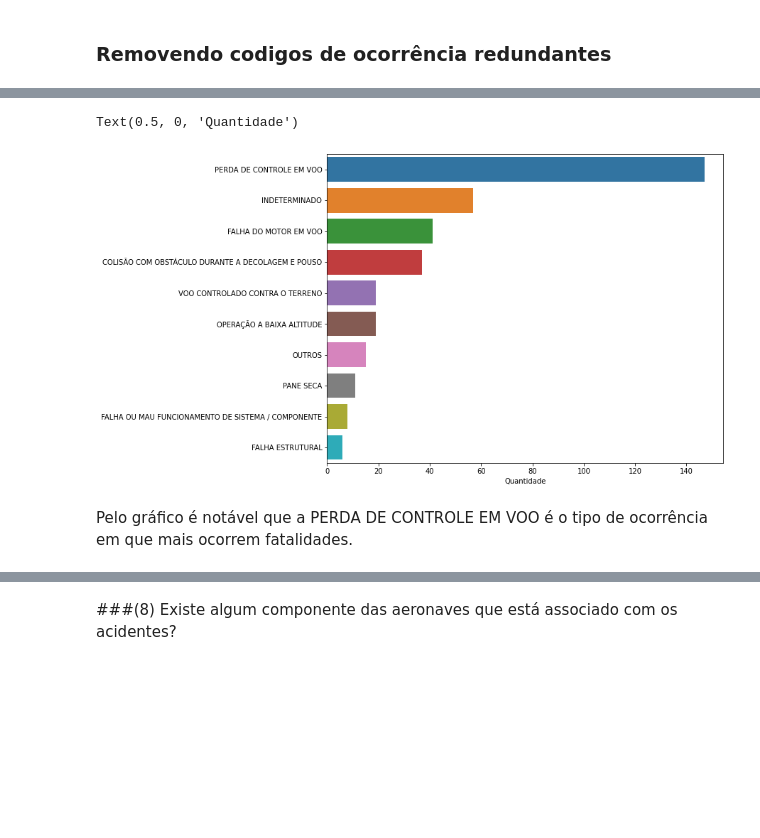
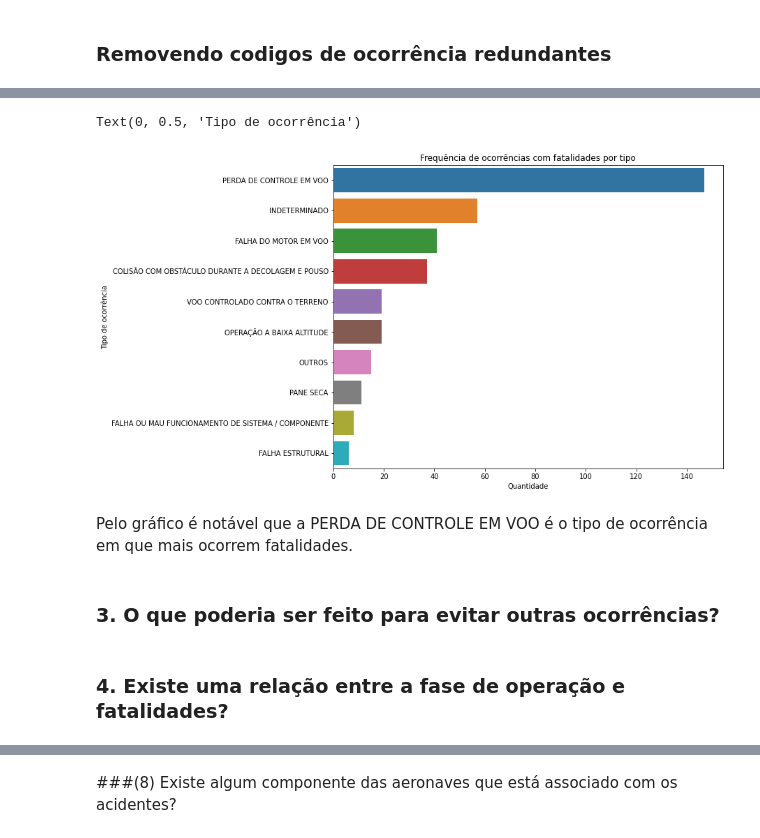
Before and after one commit to leandrolazaro/Asymmetrical_traveler_postman-TP2-AEDS1-UFV, a Jupyter notebook: cenipa.ipynb, the cells around one changed output, grey strips where cells are left out. Saved outputs shown, nothing was run; the diff lists cells and outputs as text; code cells hidden in the pictures; blank space fills up the shorter version.

```diff
--- a/cenipa.ipynb
+++ b/cenipa.ipynb
@@ -180,18 +401,24 @@ Podemos ver que o tipo de ocorrência mais comum é a FALHA DO MOTOR EM VOO, seg
 # %%
 codigo_fatalidades = df_aeronave.loc[df_aeronave["aeronave_fatalidades_total"] > 0][
     "codigo_ocorrencia"
 ].drop_duplicates()
 
 df_ocorrencia_tipo_fatal = df_ocorrencia_tipo.loc[
     df_ocorrencia_tipo["codigo_ocorrencia"].isin(codigo_fatalidades)
 ]
 
 ocorrencia_tipo_fatal_count = df_ocorrencia_tipo_fatal['ocorrencia_tipo'].value_counts()
 plt.figure(figsize=(10,8))
+plt.title('Frequência de ocorrências com fatalidades por tipo')
 ax = sns.barplot(y=ocorrencia_tipo_fatal_count[:10].index, x=ocorrencia_tipo_fatal_count[:10], orient='h')
 ax.set_xlabel('Quantidade')
+ax.set_ylabel('Tipo de ocorrência')
 # %% [output]
-Text(0.5, 0, 'Quantidade')
+Text(0, 0.5, 'Tipo de ocorrência')
-[figure, old version]
+[figure, new version]
 # %% [markdown]
 Pelo gráfico é notável que a PERDA DE CONTROLE EM VOO é o tipo de ocorrência em que mais ocorrem fatalidades.
+# %% [markdown]
+### 3.  O que poderia ser feito para evitar outras ocorrências?
+# %% [markdown]
+### 4.  Existe uma relação entre a fase de operação e fatalidades?
```
Also changed, not shown: parts of 134 cells of this notebook.
